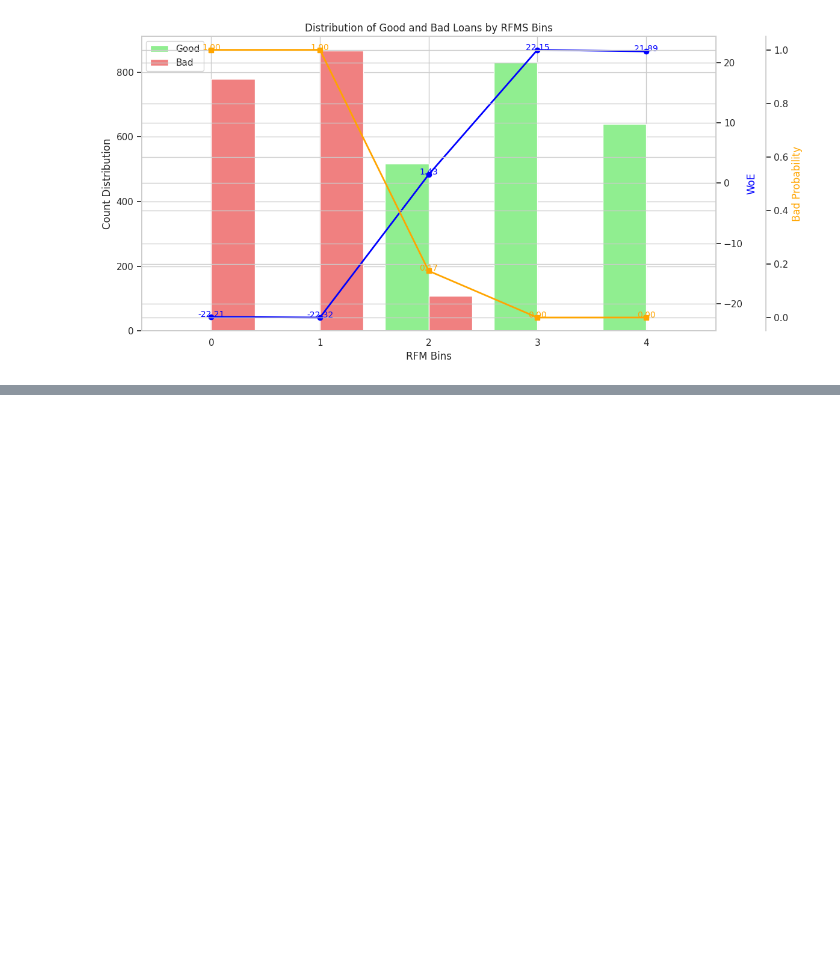
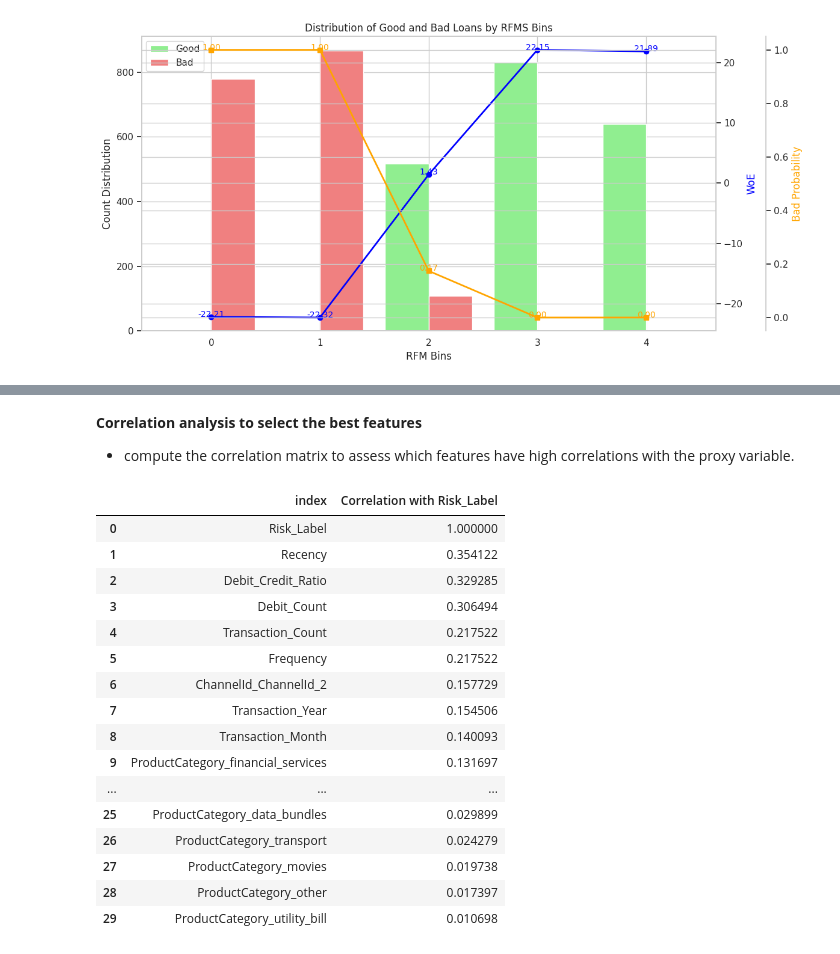
Before and after one commit to ruth22soft/Credit-Risk-Probability-Model-for-Alternative-data, a Jupyter notebook: notbooks/credit_risk_analysis.ipynb, the cells around one changed output, grey strips where cells are left out. Saved outputs shown, nothing was run; the diff lists cells and outputs as text; code cells hidden in the pictures; blank space fills up the shorter version.

Commit message:
Correlation analysis to select the best features

```diff
--- a/notbooks/credit_risk_analysis.ipynb
+++ b/notbooks/credit_risk_analysis.ipynb
@@ -605,0 +608,20 @@ plt.show()
+# %%
+# Merge the DataFrames
+# Create a mapping dictionary
+risk_label_mapping = {'Good': 1, 'Bad': 0}
+
+# Convert Risk_Label to binary values
+rfm_df['Risk_Label'] = rfm_df['Risk_Label'].map(risk_label_mapping)
+
+rfm_data = rfm_df[['CustomerId','Recency', 'Frequency', 'Monetary', 'Risk_Label']]
+# Extract unique rows
+df_normalized_unique = df_normalized.drop_duplicates(subset='CustomerId', keep='first')
+features = pd.merge(df_normalized_unique, rfm_data, on='CustomerId', how='left')
+
+# Set the CustomerId to index
+features.set_index('CustomerId', inplace=True)
+
+# Drop the irrelevant features
+features.drop(columns=['TransactionStartTime'], inplace=True)
+
+target = rfm_df['Risk_Label']
@@ -605,0 +639,39 @@ plt.show()
+# %% [markdown]
+**Correlation analysis to select the best features**
+- compute the correlation matrix to assess which features have high correlations with the proxy variable.
+# %%
+
+
+# Calculate the correlation matrix
+correlation_matrix = features.corr()
+
+# Get the correlation values for the target column
+corr_with_target = correlation_matrix['Risk_Label'].abs()
+
+
+# Select features that have correlation above the threshold (excluding the target column itself)
+selected_features = corr_with_target[corr_with_target > 0.1].index.tolist()
+selected_features.remove('Risk_Label')  # Exclude the target column itself
+
+# Return the DataFrame with only the selected features
+features = features[selected_features]
+# %%
+corr_with_target.sort_values(ascending=False).reset_index(name='Correlation with Risk_Label')
+# %% [output]
+|  | index | Correlation with Risk_Label |
+| 0 | Risk_Label | 1.000000 |
+| 1 | Recency | 0.354122 |
+| 2 | Debit_Credit_Ratio | 0.329285 |
+| 3 | Debit_Count | 0.306494 |
+| 4 | Transaction_Count | 0.217522 |
+| 5 | Frequency | 0.217522 |
+| 6 | ChannelId_ChannelId_2 | 0.157729 |
+| 7 | Transaction_Year | 0.154506 |
+| 8 | Transaction_Month | 0.140093 |
+| 9 | ProductCategory_financial_services | 0.131697 |
+| ... | ... | ... |
+| 25 | ProductCategory_data_bundles | 0.029899 |
+| 26 | ProductCategory_transport | 0.024279 |
+| 27 | ProductCategory_movies | 0.019738 |
+| 28 | ProductCategory_other | 0.017397 |
+| 29 | ProductCategory_utility_bill | 0.010698 |
```
Also changed, not shown: parts of 2 cells of this notebook.
